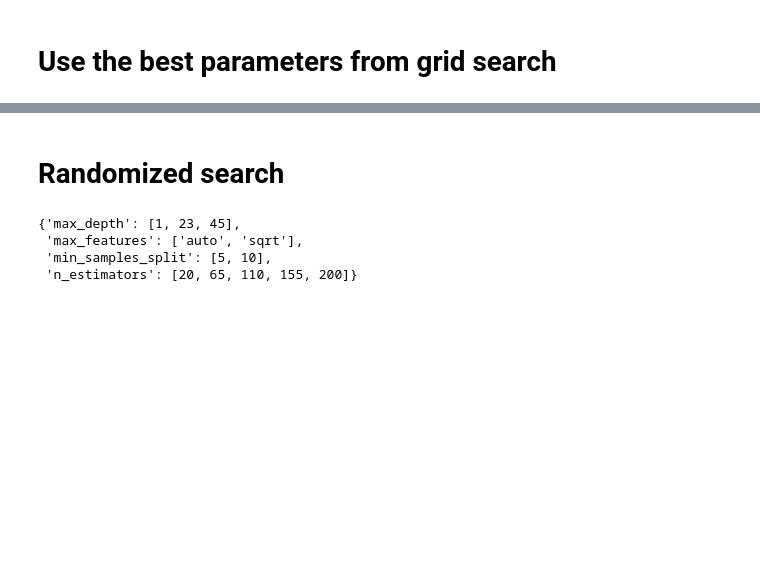
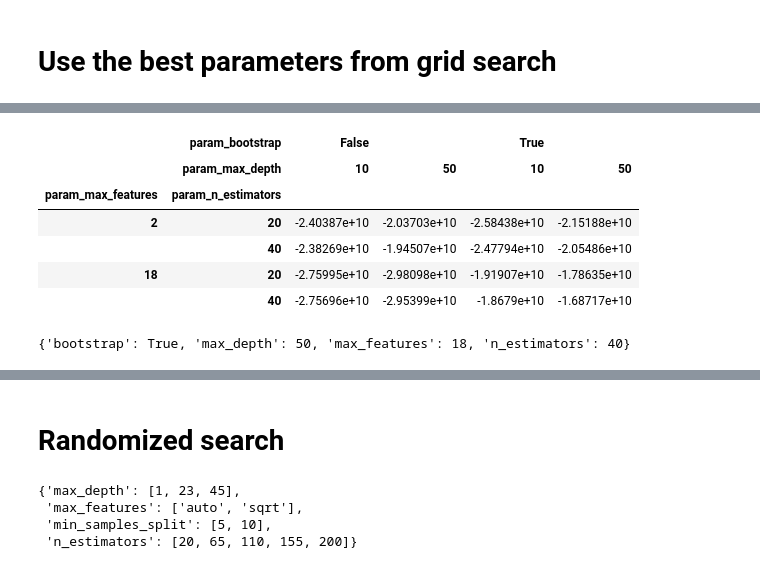
Before and after one commit to bhishanpdl/Project_House_Price_Prediction, a Jupyter notebook: notebooks/c04_regression_modelling_random_forest.ipynb, the cells around one changed output, grey strips where cells are left out. Drawn from its saved outputs; the diff is of its cells as text; code cells hidden in the pictures; blank space fills up the shorter version.

```diff
--- a/notebooks/c04_regression_modelling_random_forest.ipynb
+++ b/notebooks/c04_regression_modelling_random_forest.ipynb
@@ -193,0 +232,3 @@ GridSearchCV(cv=5, error_score='raise-deprecating',
+# %%
+df_gs_rf = pd.DataFrame(grid_search_forest.cv_results_)
+df_gs_rf.columns
@@ -194,3 +245,21 @@ GridSearchCV(cv=5, error_score='raise-deprecating',
+# %%
+df_gs_rf.pivot_table(
+    index=['param_max_features','param_n_estimators'],
+    columns=['param_bootstrap','param_max_depth'],
+    values='mean_test_score').round(2)\
+.style.background_gradient('Blues',axis=None)
+# %% [output]
+|  | param_bootstrap | False |  | True |  |
+|  | param_max_depth | 10 | 50 | 10 | 50 |
+| param_max_features | param_n_estimators |  |  |  |  |
+| 2 | 20 | -2.40387e+10 | -2.03703e+10 | -2.58438e+10 | -2.15188e+10 |
+|  | 40 | -2.38269e+10 | -1.94507e+10 | -2.47794e+10 | -2.05486e+10 |
+| 18 | 20 | -2.75995e+10 | -2.98098e+10 | -1.91907e+10 | -1.78635e+10 |
+|  | 40 | -2.75696e+10 | -2.95399e+10 | -1.8679e+10 | -1.68717e+10 |
+# %%
+grid_search_forest.best_params_
+# %% [output]
+{'bootstrap': True, 'max_depth': 50, 'max_features': 18, 'n_estimators': 40}
 # %%
 grid_search_forest.best_estimator_
 # %% [output]
```
Also changed, not shown: parts of 12 cells of this notebook.
